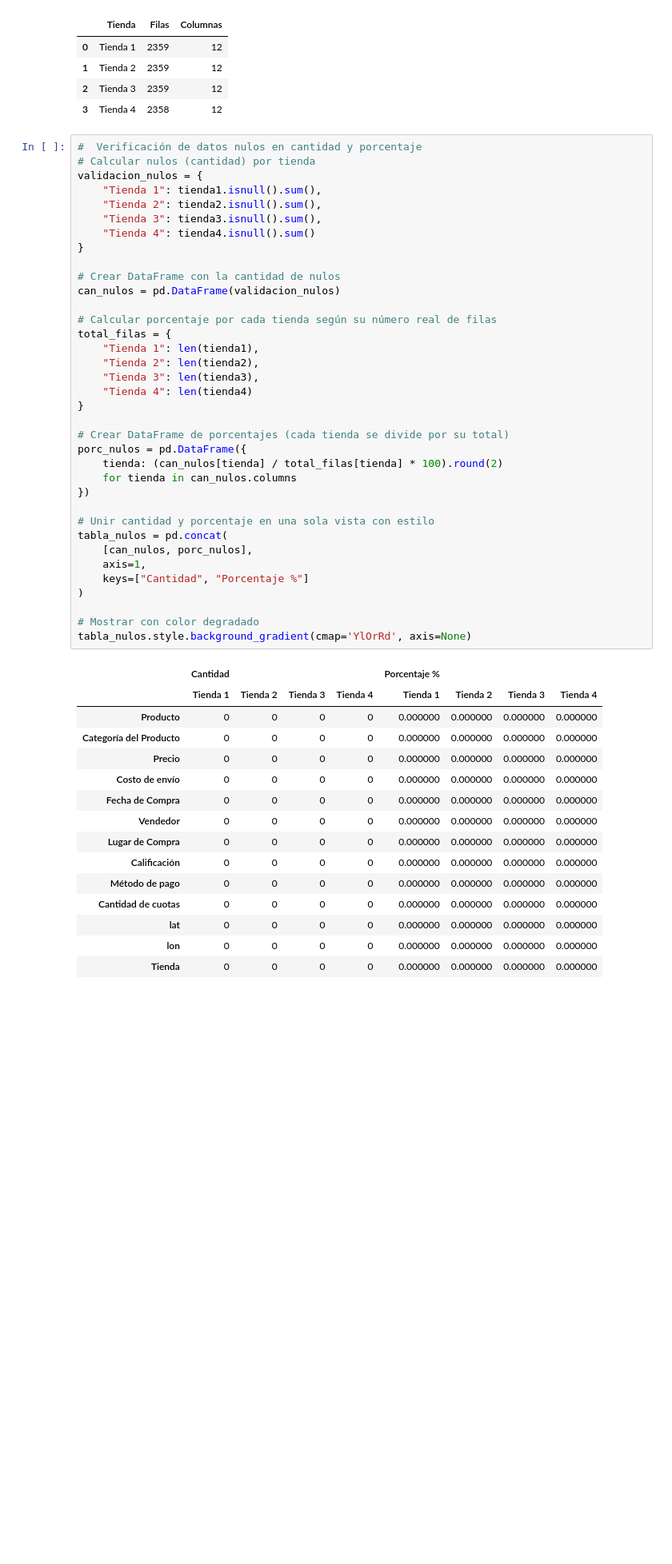
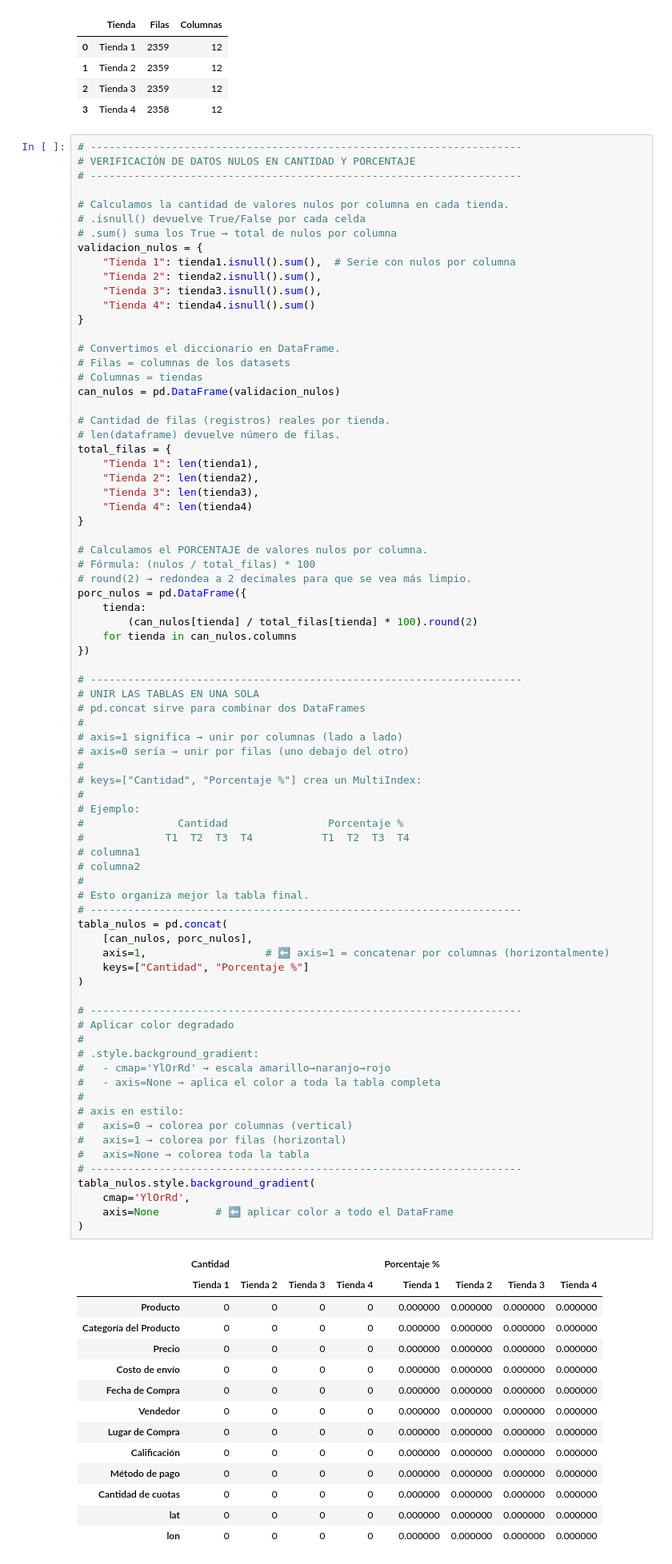
Before and after one commit to PaoloVerCoquimbo/Challenge_1_DataLover_Alura_Oracle_OneG9_08112025, a Jupyter notebook: AluraStoreLatam.ipynb, the cells around one changed output. Shown: that part at 80% size. Cells and saved outputs as stored; diff of their text form; blank space fills up the shorter version.

```diff
--- a/AluraStoreLatam.ipynb
+++ b/AluraStoreLatam.ipynb
@@ -80,57 +80,97 @@ formas_df
 | 2 | Tienda 3 | 2359 | 12 |
 | 3 | Tienda 4 | 2358 | 12 |
 # %%
-#  Verificación de datos nulos en cantidad y porcentaje
-# Calcular nulos (cantidad) por tienda
+# ---------------------------------------------------------------------
+# VERIFICACIÓN DE DATOS NULOS EN CANTIDAD Y PORCENTAJE
+# ---------------------------------------------------------------------
+
+# Calculamos la cantidad de valores nulos por columna en cada tienda.
+# .isnull() devuelve True/False por cada celda
+# .sum() suma los True → total de nulos por columna
 validacion_nulos = {
-    "Tienda 1": tienda1.isnull().sum(),
+    "Tienda 1": tienda1.isnull().sum(),  # Serie con nulos por columna
     "Tienda 2": tienda2.isnull().sum(),
     "Tienda 3": tienda3.isnull().sum(),
     "Tienda 4": tienda4.isnull().sum()
 }
 
-# Crear DataFrame con la cantidad de nulos
+# Convertimos el diccionario en DataFrame.
+# Filas = columnas de los datasets
+# Columnas = tiendas
 can_nulos = pd.DataFrame(validacion_nulos)
 
-# Calcular porcentaje por cada tienda según su número real de filas
+# Cantidad de filas (registros) reales por tienda.
+# len(dataframe) devuelve número de filas.
 total_filas = {
     "Tienda 1": len(tienda1),
     "Tienda 2": len(tienda2),
     "Tienda 3": len(tienda3),
     "Tienda 4": len(tienda4)
 }
 
-# Crear DataFrame de porcentajes (cada tienda se divide por su total)
+# Calculamos el PORCENTAJE de valores nulos por columna.
+# Fórmula: (nulos / total_filas) * 100
+# round(2) → redondea a 2 decimales para que se vea más limpio.
 porc_nulos = pd.DataFrame({
-    tienda: (can_nulos[tienda] / total_filas[tienda] * 100).round(2)
+    tienda:
+        (can_nulos[tienda] / total_filas[tienda] * 100).round(2)
     for tienda in can_nulos.columns
 })
 
-# Unir cantidad y porcentaje en una sola vista con estilo
+# ---------------------------------------------------------------------
+# UNIR LAS TABLAS EN UNA SOLA
+# pd.concat sirve para combinar dos DataFrames
+#
+# axis=1 significa → unir por columnas (lado a lado)
+# axis=0 sería → unir por filas (uno debajo del otro)
+#
+# keys=["Cantidad", "Porcentaje %"] crea un MultiIndex:
+#
+# Ejemplo:
+#               Cantidad                Porcentaje %
+#             T1  T2  T3  T4           T1  T2  T3  T4
+# columna1
+# columna2
+#
+# Esto organiza mejor la tabla final.
+# ---------------------------------------------------------------------
 tabla_nulos = pd.concat(
     [can_nulos, porc_nulos],
-    axis=1,
+    axis=1,                   # ⬅️ axis=1 = concatenar por columnas (horizontalmente)
     keys=["Cantidad", "Porcentaje %"]
 )
 
-# Mostrar con color degradado
-tabla_nulos.style.background_gradient(cmap='YlOrRd', axis=None)
+# ---------------------------------------------------------------------
+# Aplicar color degradado
+#
+# .style.background_gradient:
+#   - cmap='YlOrRd' → escala amarillo→naranjo→rojo
+#   - axis=None → aplica el color a toda la tabla completa
+#
+# axis en estilo:
+#   axis=0 → colorea por columnas (vertical)
+#   axis=1 → colorea por filas (horizontal)
+#   axis=None → colorea toda la tabla
+# ---------------------------------------------------------------------
+tabla_nulos.style.background_gradient(
+    cmap='YlOrRd',
+    axis=None         # ⬅️ aplicar color a todo el DataFrame
+)
 # %% [output]
 |  | Cantidad |  |  |  | Porcentaje % |  |  |  |
 |  | Tienda 1 | Tienda 2 | Tienda 3 | Tienda 4 | Tienda 1 | Tienda 2 | Tienda 3 | Tienda 4 |
 | Producto | 0 | 0 | 0 | 0 | 0.000000 | 0.000000 | 0.000000 | 0.000000 |
 | Categoría del Producto | 0 | 0 | 0 | 0 | 0.000000 | 0.000000 | 0.000000 | 0.000000 |
 | Precio | 0 | 0 | 0 | 0 | 0.000000 | 0.000000 | 0.000000 | 0.000000 |
 | Costo de envío | 0 | 0 | 0 | 0 | 0.000000 | 0.000000 | 0.000000 | 0.000000 |
 | Fecha de Compra | 0 | 0 | 0 | 0 | 0.000000 | 0.000000 | 0.000000 | 0.000000 |
 | Vendedor | 0 | 0 | 0 | 0 | 0.000000 | 0.000000 | 0.000000 | 0.000000 |
 | Lugar de Compra | 0 | 0 | 0 | 0 | 0.000000 | 0.000000 | 0.000000 | 0.000000 |
 | Calificación | 0 | 0 | 0 | 0 | 0.000000 | 0.000000 | 0.000000 | 0.000000 |
 | Método de pago | 0 | 0 | 0 | 0 | 0.000000 | 0.000000 | 0.000000 | 0.000000 |
 | Cantidad de cuotas | 0 | 0 | 0 | 0 | 0.000000 | 0.000000 | 0.000000 | 0.000000 |
 | lat | 0 | 0 | 0 | 0 | 0.000000 | 0.000000 | 0.000000 | 0.000000 |
 | lon | 0 | 0 | 0 | 0 | 0.000000 | 0.000000 | 0.000000 | 0.000000 |
-| Tienda | 0 | 0 | 0 | 0 | 0.000000 | 0.000000 | 0.000000 | 0.000000 |
 # %% [markdown]
 # 0.1 Se verifican los campos o columnas de los df
 ---
```
Also changed, not shown: parts of 2 cells of this notebook.
